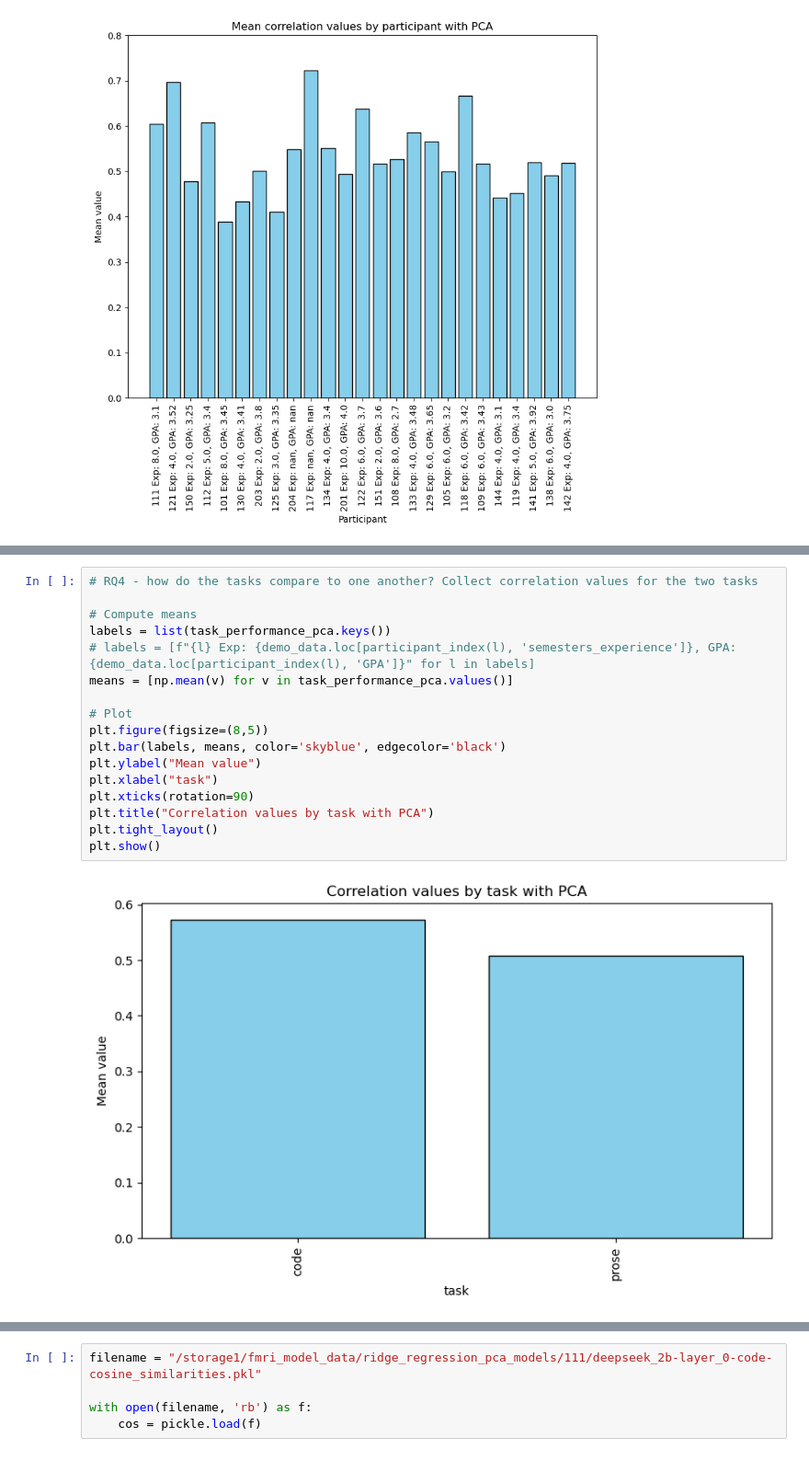
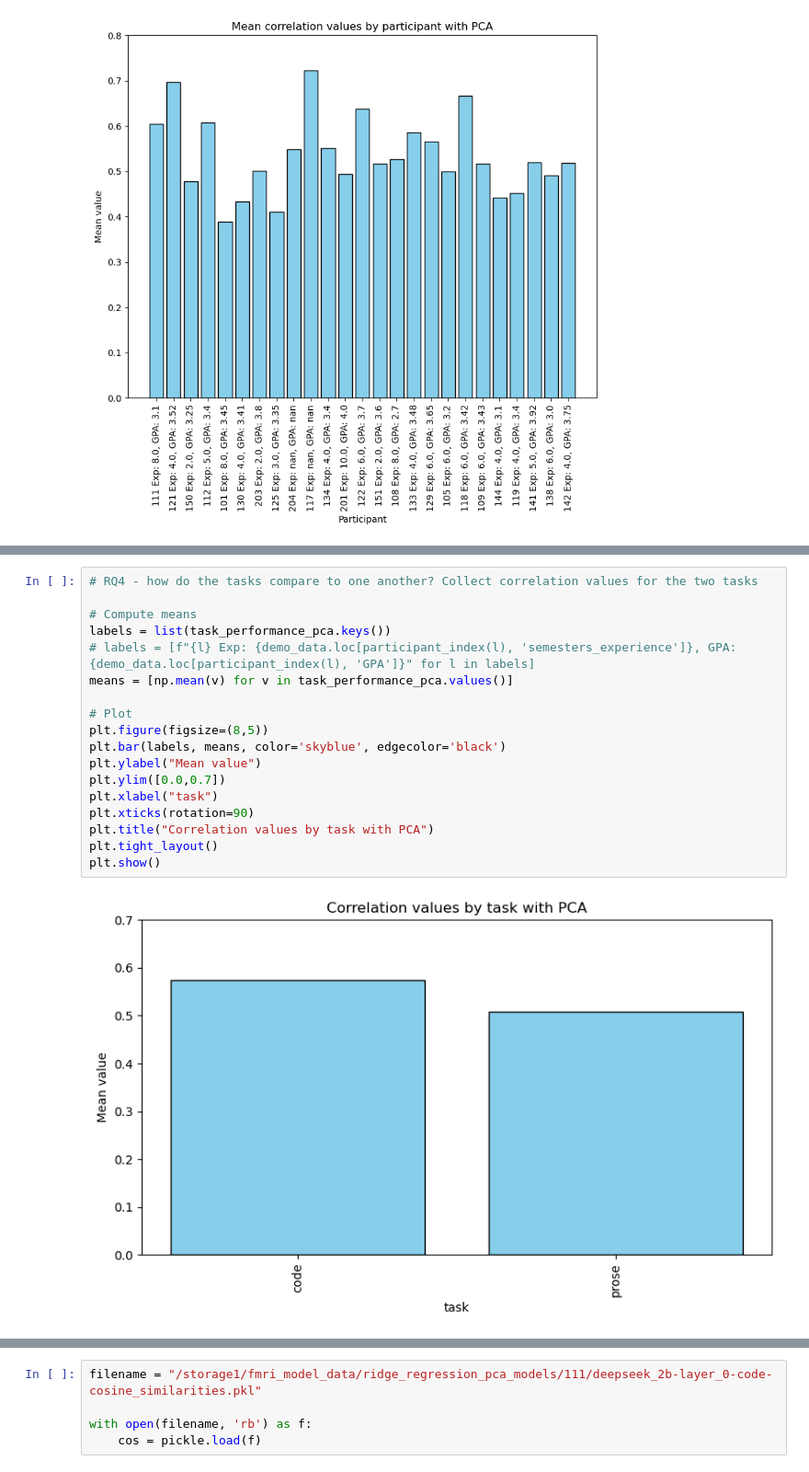
Before and after one commit to largehappygroup/fmri_model, a Jupyter notebook: analysis/fir/plotting_results.ipynb, the cells around one changed output, grey strips where cells are left out. Shown at 92% size. Drawn from its saved outputs; the diff is of its cells as text.

```diff
--- a/analysis/fir/plotting_results.ipynb
+++ b/analysis/fir/plotting_results.ipynb
@@ -386,22 +370,23 @@ plt.show()
 # %%
 # RQ4 - how do the tasks compare to one another? Collect correlation values for the two tasks
 
 # Compute means
 labels = list(task_performance_pca.keys())
 # labels = [f"{l} Exp: {demo_data.loc[participant_index(l), 'semesters_experience']}, GPA: {demo_data.loc[participant_index(l), 'GPA']}" for l in labels]
 means = [np.mean(v) for v in task_performance_pca.values()]
 
 # Plot
 plt.figure(figsize=(8,5))
 plt.bar(labels, means, color='skyblue', edgecolor='black')
 plt.ylabel("Mean value")
+plt.ylim([0.0,0.7])
 plt.xlabel("task")
 plt.xticks(rotation=90)
 plt.title("Correlation values by task with PCA")
 plt.tight_layout()
 plt.show()
 # %% [output]
-[figure, old version]
+[figure, new version]
 # %%
 layer_performance = json.loads(json.dumps(layer_performance_pca))
 
```
Also changed, not shown: parts of 6 cells of this notebook.
